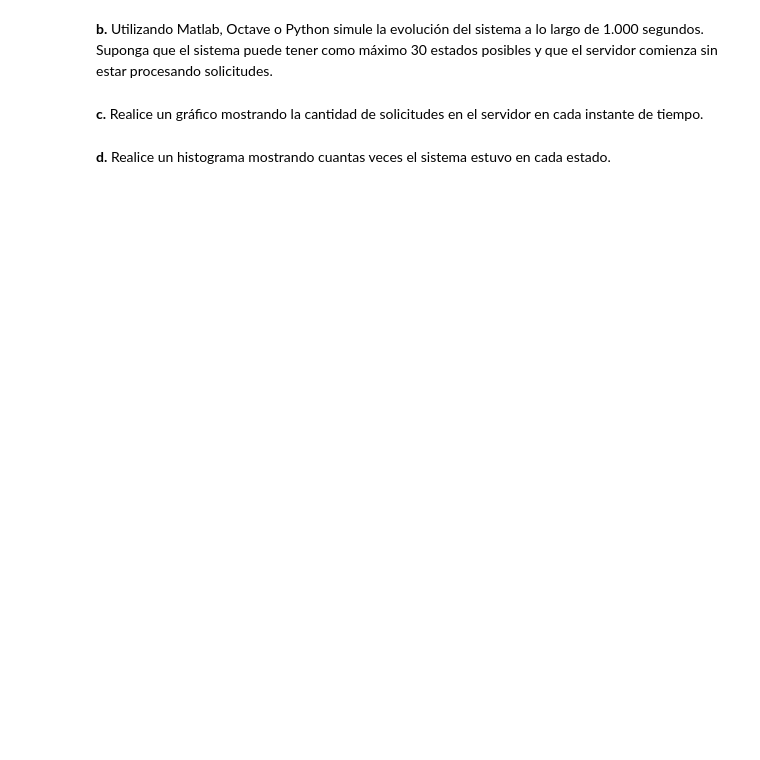
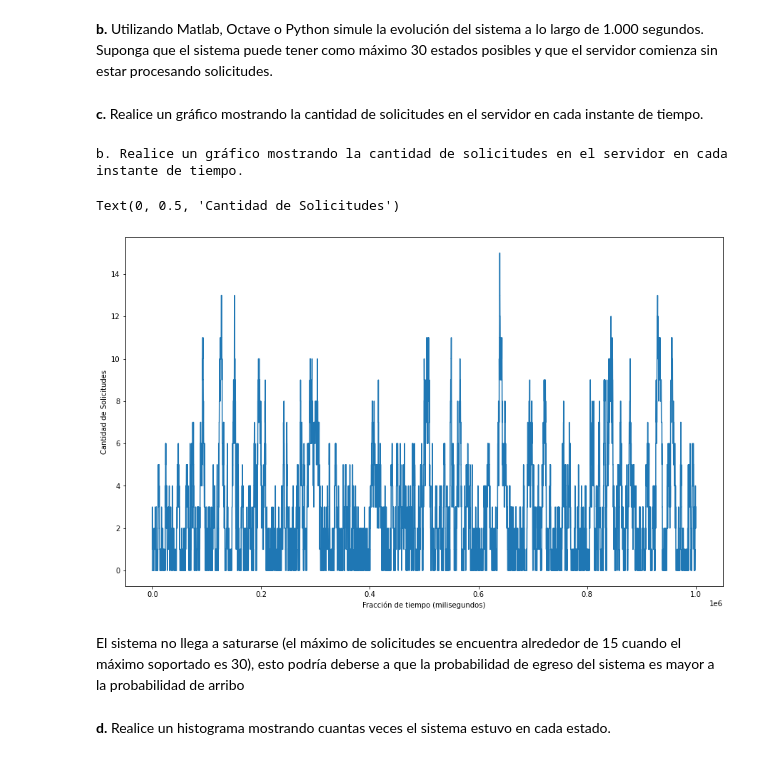
Before and after one commit to AldoRastrelli/Simulacion-FIUBA, a Jupyter notebook: TP2.ipynb, the cells around one changed output. Cells and saved outputs as stored; diff of their text form; code cells hidden in the pictures; blank space fills up the shorter version.

```diff
--- a/TP2.ipynb
+++ b/TP2.ipynb
@@ -122,4 +174,45 @@ __b.__ Utilizando Matlab, Octave o Python simule la evolución del sistema a lo
+# %%
+def simulacion(tiempo,step):
+    Pa = 1/40
+    Ps = 1/30
+    estado = 0
+    solicitudes_totales = 0
+    tiempos = []
+    cant_solicitudes_x_fraccion = []
+    tiempo_sin_solicitudes = 0
+    for x in range(0, tiempo * 1000, step):
+        u = rn.random()
+        if (estado == 0):
+            if (u > 1-Pa): #ingresa solicitud
+                solicitudes_totales += 1
+                estado += 1
+            else:
+                tiempo_sin_solicitudes += step
+        else:
+            if (u <= (Ps*(1-Pa))):#egresa solicitud
+                estado -= 1
+            elif (u > 1 - (Pa*(1-Ps))): #ingresa solicitud
+                solicitudes_totales += 1
+                estado += 1
+        tiempos.append(x)
+        cant_solicitudes_x_fraccion.append(estado)
+
+    return tiempos, cant_solicitudes_x_fraccion, solicitudes_totales, tiempo_sin_solicitudes
+# %%
+tiempos, cant_solicitudes_x_fraccion, total_solicitudes_procesadas, tiempo_sin_solicitudes = simulacion(1000, 10)
 # %% [markdown]
 __c.__ Realice un gráfico mostrando la cantidad de solicitudes en el servidor en cada instante de tiempo.
+# %%
+print("b. Realice un gráfico mostrando la cantidad de solicitudes en el servidor en cada instante de tiempo.")
+plt.figure(figsize=(15,9))
+plt.plot(tiempos,cant_solicitudes_x_fraccion)
+plt.xlabel('Fracción de tiempo (milisegundos)')
+plt.ylabel('Cantidad de Solicitudes')
+# %% [output]
+b. Realice un gráfico mostrando la cantidad de solicitudes en el servidor en cada instante de tiempo.
+Text(0, 0.5, 'Cantidad de Solicitudes')
+[figure, added]
+# %% [markdown]
+El sistema no llega a saturarse (el máximo de solicitudes se encuentra alrededor de 15 cuando el máximo soportado es 30), esto podría deberse a que la probabilidad de egreso del sistema es mayor a la probabilidad de arribo
 # %% [markdown]
 __d.__ Realice un histograma mostrando cuantas veces el sistema estuvo en cada estado.
```
Also changed, not shown: parts of 12 cells of this notebook.
